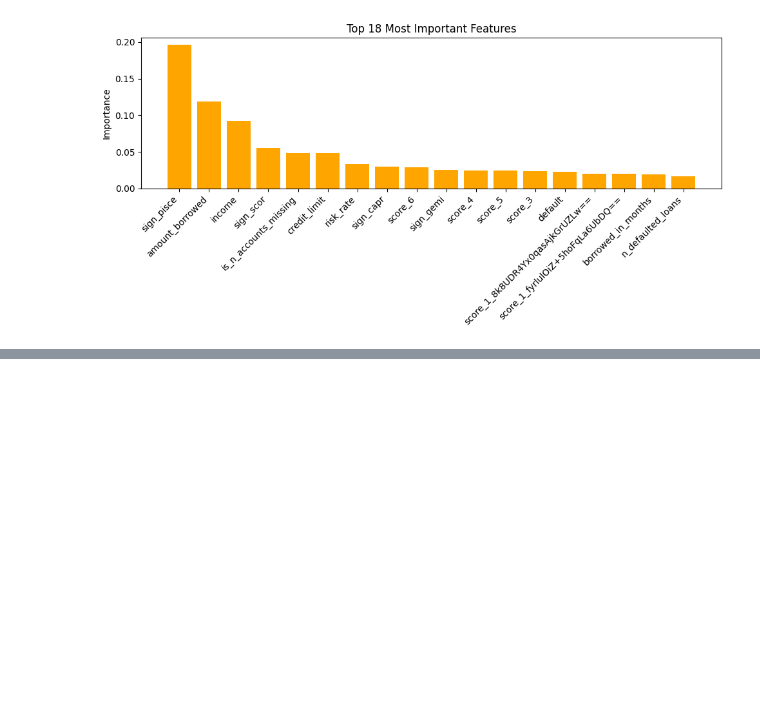
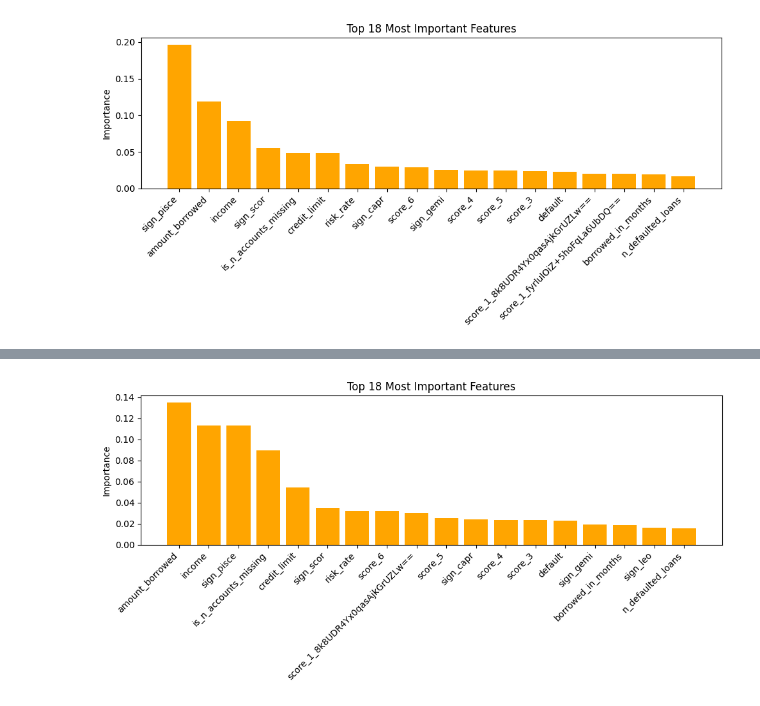
Before and after one commit to ArmanDipu/ml-uofc-self-learn, a Jupyter notebook: notebooks/basic_ml.ipynb, the cells around one changed output, grey strips where cells are left out. Cells and saved outputs as stored; diff of their text form; code cells hidden in the pictures; blank space fills up the shorter version.

```diff
--- a/notebooks/basic_ml.ipynb
+++ b/notebooks/basic_ml.ipynb
@@ -224,0 +287,15 @@ plt.show()
+# %%
+top_n = 18
+top_indices = indices[:top_n]
+
+plt.figure(figsize=(10, 5))
+plt.bar(range(1, top_n + 1), importances2[top_indices], align="center", color="orange")
+plt.xticks(range(1, top_n + 1),
+           df_train.columns[top_indices],
+           rotation=45, ha='right')
+plt.title(f"Top {top_n} Most Important Features")
+plt.ylabel("Importance")
+plt.tight_layout()
+plt.show()
+# %% [output]
+[figure, added]
```
Also changed, not shown: parts of 2 cells of this notebook.
